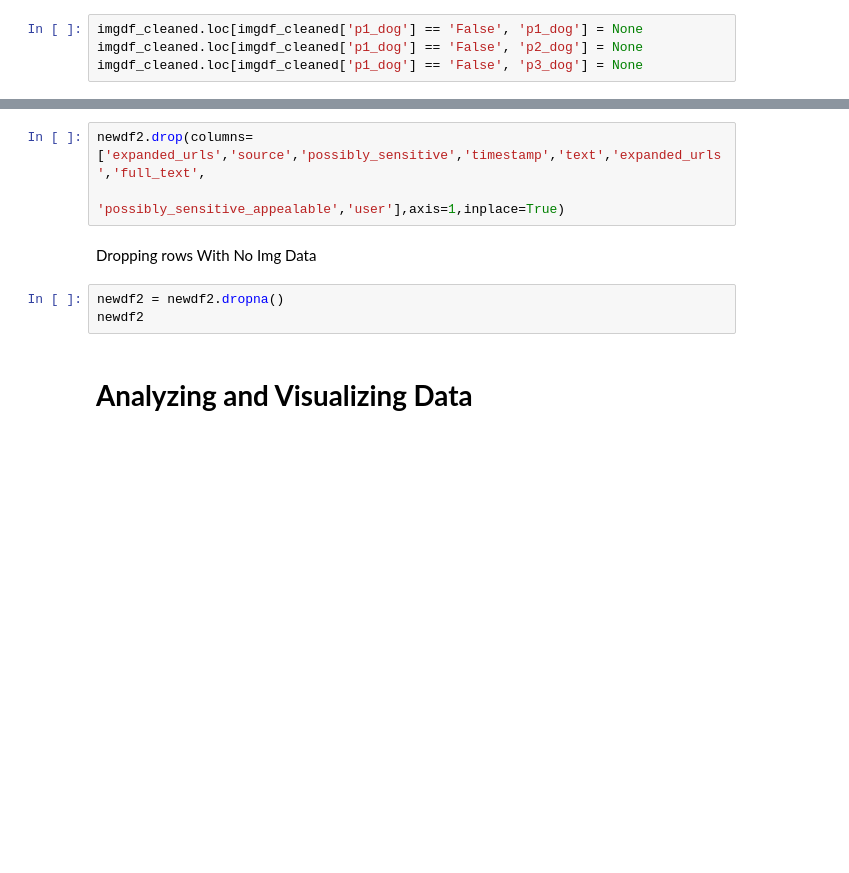
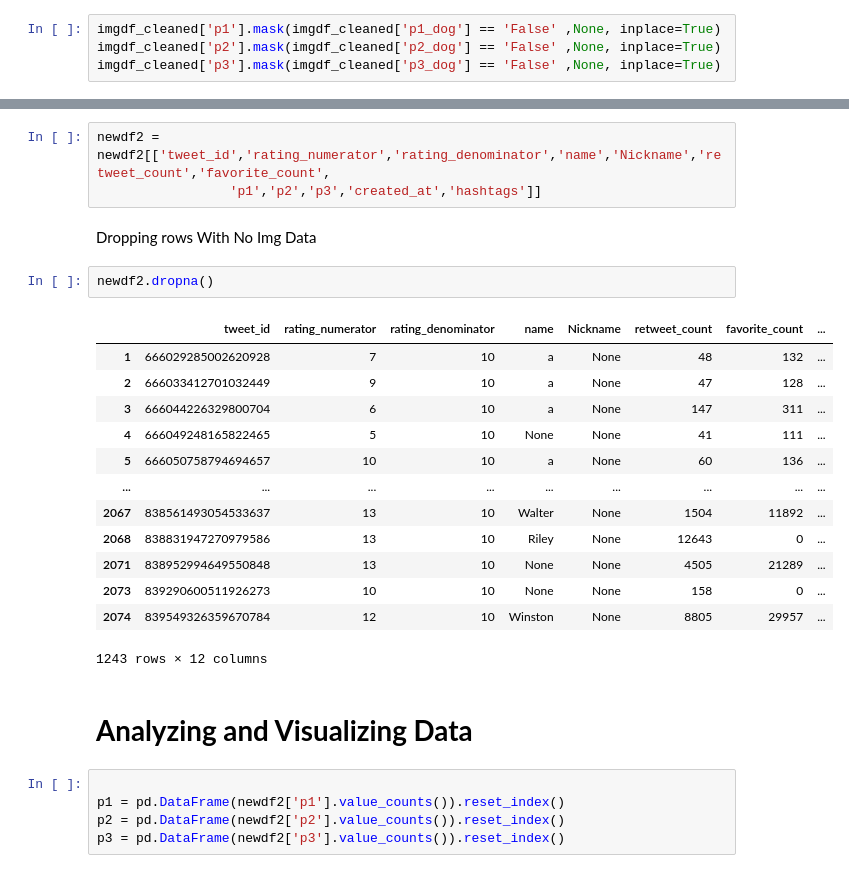
Before and after one commit to mmedhat2/Projects, a Jupyter notebook: Data-Analysis/Twitter-dataset-analysis/twittercode.ipynb, the cells around one changed output, grey strips where cells are left out. Cells and saved outputs as stored; diff of their text form; blank space fills up the shorter version.

```diff
--- a/Data-Analysis/Twitter-dataset-analysis/twittercode.ipynb
+++ b/Data-Analysis/Twitter-dataset-analysis/twittercode.ipynb
@@ -272,9 +368,9 @@ nullperc([archivedf_cleaned,imgdf_cleaned,tweetsdf_cleaned])
 # %% [markdown]
 Issue ( 3 ): Wrong Dog Names
 # %%
-imgdf_cleaned.loc[imgdf_cleaned['p1_dog'] == 'False', 'p1_dog'] = None
-imgdf_cleaned.loc[imgdf_cleaned['p1_dog'] == 'False', 'p2_dog'] = None
-imgdf_cleaned.loc[imgdf_cleaned['p1_dog'] == 'False', 'p3_dog'] = None
+imgdf_cleaned['p1'].mask(imgdf_cleaned['p1_dog'] == 'False' ,None, inplace=True)
+imgdf_cleaned['p2'].mask(imgdf_cleaned['p2_dog'] == 'False' ,None, inplace=True)
+imgdf_cleaned['p3'].mask(imgdf_cleaned['p3_dog'] == 'False' ,None, inplace=True)
 # %% [markdown]
 Issue ( 4 ): Wrong Image Predictions
 # %%
@@ -313,13 +406,31 @@ newdf = archivedf_cleaned.merge(tweetsdf_cleaned,on='tweet_id')
 newdf2 = pd.concat([newdf,imgdf_cleaned.iloc[:,1:]],axis=1)
 # %% [markdown]
 Dropping Unnecessary Columns
-# %%
-newdf2.drop(columns=['expanded_urls','source','possibly_sensitive','timestamp','text','expanded_urls','full_text',
-                     'possibly_sensitive_appealable','user'],axis=1,inplace=True)
+# %%
+newdf2 = newdf2[['tweet_id','rating_numerator','rating_denominator','name','Nickname','retweet_count','favorite_count',
+                 'p1','p2','p3','created_at','hashtags']]
 # %% [markdown]
 Dropping rows With No Img Data
 # %%
-newdf2 = newdf2.dropna()
-newdf2
+newdf2.dropna()
+# %% [output]
+|  | tweet_id | rating_numerator | rating_denominator | name | Nickname | retweet_count | favorite_count | ... |
+| 1 | 666029285002620928 | 7 | 10 | a | None | 48 | 132 | ... |
+| 2 | 666033412701032449 | 9 | 10 | a | None | 47 | 128 | ... |
+| 3 | 666044226329800704 | 6 | 10 | a | None | 147 | 311 | ... |
+| 4 | 666049248165822465 | 5 | 10 | None | None | 41 | 111 | ... |
+| 5 | 666050758794694657 | 10 | 10 | a | None | 60 | 136 | ... |
+| ... | ... | ... | ... | ... | ... | ... | ... | ... |
+| 2067 | 838561493054533637 | 13 | 10 | Walter | None | 1504 | 11892 | ... |
+| 2068 | 838831947270979586 | 13 | 10 | Riley | None | 12643 | 0 | ... |
+| 2071 | 838952994649550848 | 13 | 10 | None | None | 4505 | 21289 | ... |
+| 2073 | 839290600511926273 | 10 | 10 | None | None | 158 | 0 | ... |
+| 2074 | 839549326359670784 | 12 | 10 | Winston | None | 8805 | 29957 | ... |
+1243 rows × 12 columns
 # %% [markdown]
 # **Analyzing and Visualizing Data**
+# %%
+
+p1 = pd.DataFrame(newdf2['p1'].value_counts()).reset_index()
+p2 = pd.DataFrame(newdf2['p2'].value_counts()).reset_index()
+p3 = pd.DataFrame(newdf2['p3'].value_counts()).reset_index()
```
Also changed, not shown: parts of 24 cells of this notebook.
